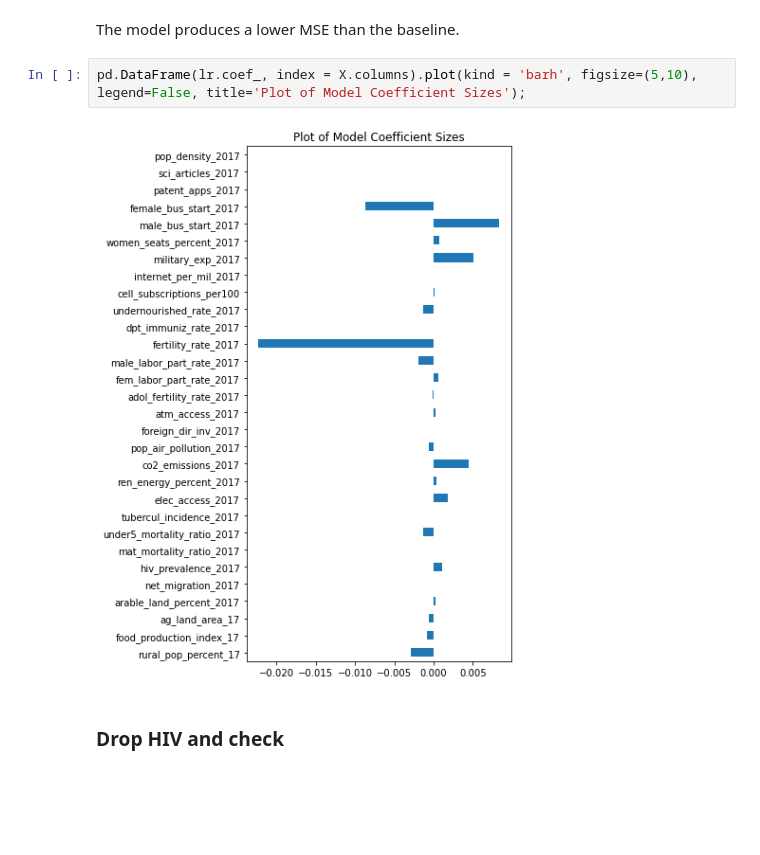
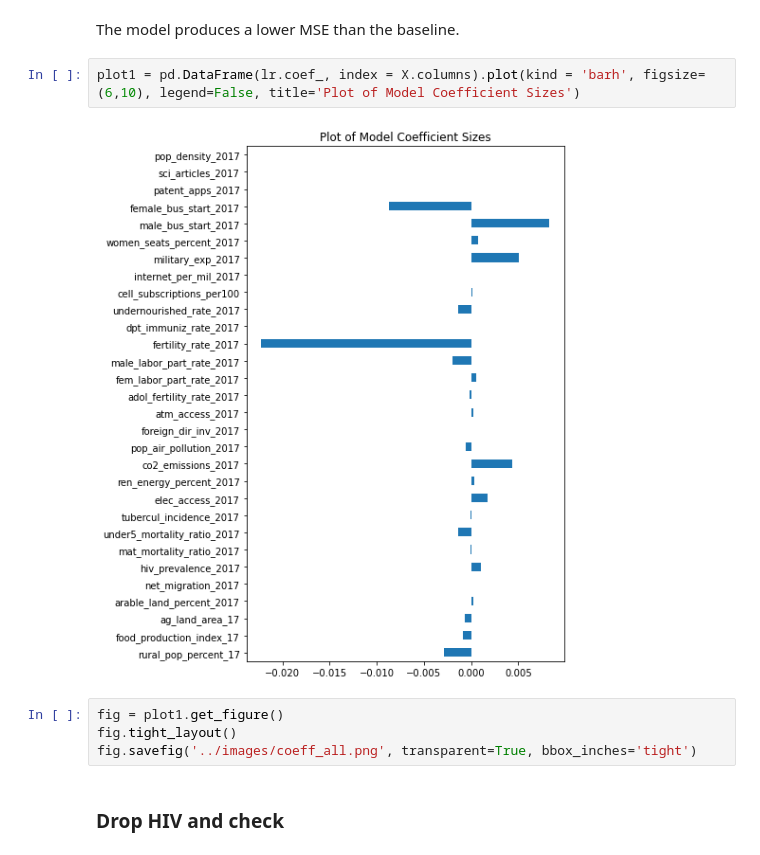
Before and after one commit to pemurp19/Predicting-HDI---Human-Development-Indicators, a Jupyter notebook: code/linear_regression.ipynb, the cells around one changed output. Saved outputs shown, nothing was run; the diff lists cells and outputs as text; blank space fills up the shorter version.

```diff
--- a/code/linear_regression.ipynb
+++ b/code/linear_regression.ipynb
@@ -72,9 +72,13 @@ metrics.mean_squared_error(y_test, y_preds)
 # %% [markdown]
 The model produces a lower MSE than the baseline.
 # %%
-pd.DataFrame(lr.coef_, index = X.columns).plot(kind = 'barh', figsize=(5,10), legend=False, title='Plot of Model Coefficient Sizes');
+plot1 = pd.DataFrame(lr.coef_, index = X.columns).plot(kind = 'barh', figsize=(6,10), legend=False, title='Plot of Model Coefficient Sizes')
 # %% [output]
-[figure, old version]
+[figure, new version]
+# %%
+fig = plot1.get_figure()
+fig.tight_layout()
+fig.savefig('../images/coeff_all.png', transparent=True, bbox_inches='tight')
 # %% [markdown]
 ### Drop HIV and check
 # %%
```
Also changed, not shown: parts of 15 cells of this notebook, 5 other files.
